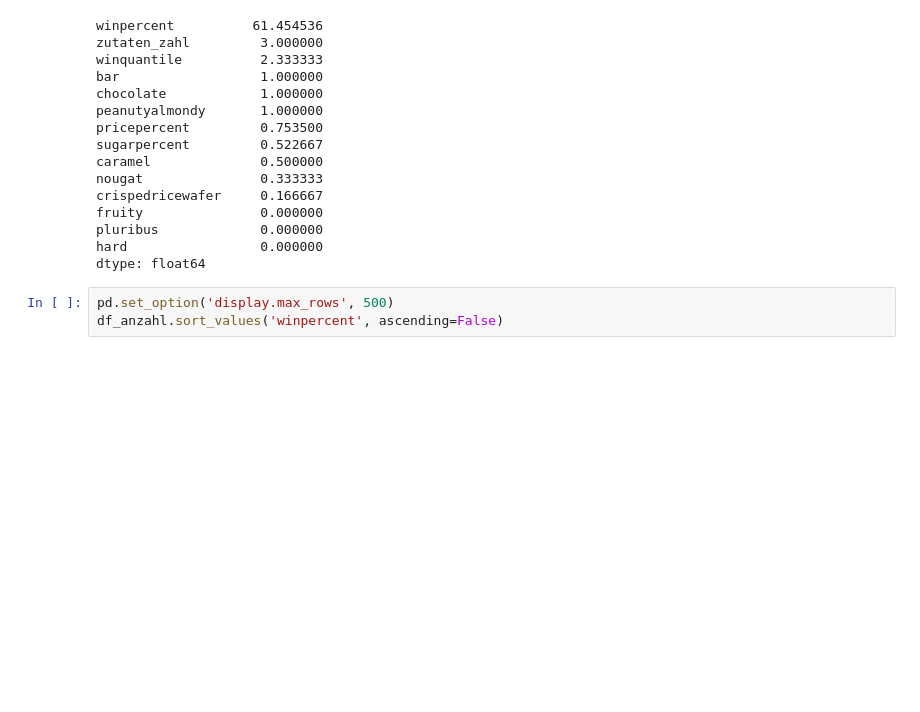
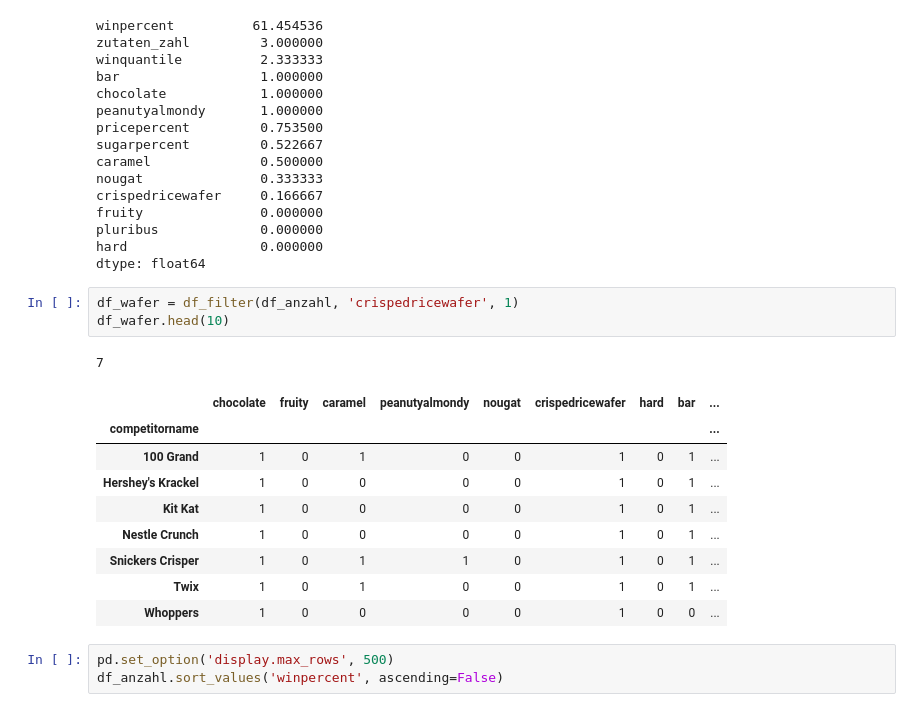
Before and after one commit to amanda8412383/candy_ranking, a Jupyter notebook: etl.ipynb, the cells around one changed output. Drawn from its saved outputs; the diff is of its cells as text; blank space fills up the shorter version.

```diff
--- a/etl.ipynb
+++ b/etl.ipynb
@@ -172,6 +200,20 @@ fruity               0.000000
 pluribus             0.000000
 hard                 0.000000
 dtype: float64
+# %%
+df_wafer = df_filter(df_anzahl, 'crispedricewafer', 1)
+df_wafer.head(10)
+# %% [output]
+7
+|  | chocolate | fruity | caramel | peanutyalmondy | nougat | crispedricewafer | hard | bar | ... |
+| competitorname |  |  |  |  |  |  |  |  | ... |
+| 100 Grand | 1 | 0 | 1 | 0 | 0 | 1 | 0 | 1 | ... |
+| Hershey's Krackel | 1 | 0 | 0 | 0 | 0 | 1 | 0 | 1 | ... |
+| Kit Kat | 1 | 0 | 0 | 0 | 0 | 1 | 0 | 1 | ... |
+| Nestle Crunch | 1 | 0 | 0 | 0 | 0 | 1 | 0 | 1 | ... |
+| Snickers Crisper | 1 | 0 | 1 | 1 | 0 | 1 | 0 | 1 | ... |
+| Twix | 1 | 0 | 1 | 0 | 0 | 1 | 0 | 1 | ... |
+| Whoppers | 1 | 0 | 0 | 0 | 0 | 1 | 0 | 0 | ... |
 # %%
 pd.set_option('display.max_rows', 500)
 df_anzahl.sort_values('winpercent', ascending=False)
```
Also changed, not shown: parts of 2 cells of this notebook, 2 other files.
